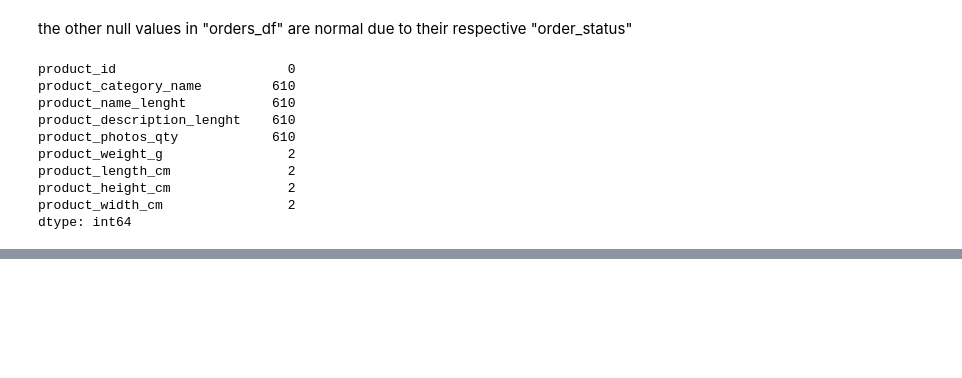
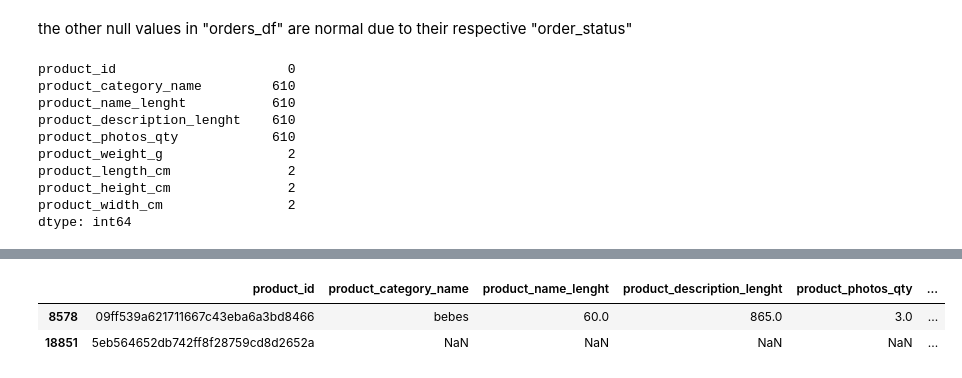
Before and after one commit to Mocuss/FESI-Crew, a Jupyter notebook: EDA.ipynb, the cells around one changed output, grey strips where cells are left out. Saved outputs shown, nothing was run; the diff lists cells and outputs as text; code cells hidden in the pictures; blank space fills up the shorter version.

```diff
--- a/EDA.ipynb
+++ b/EDA.ipynb
@@ -191,0 +190,7 @@ dtype: int64
+# %%
+empty = products_df[products_df['product_weight_g'].isnull()]
+empty
+# %% [output]
+|  | product_id | product_category_name | product_name_lenght | product_description_lenght | product_photos_qty | ... |
+| 8578 | 09ff539a621711667c43eba6a3bd8466 | bebes | 60.0 | 865.0 | 3.0 | ... |
+| 18851 | 5eb564652db742ff8f28759cd8d2652a | NaN | NaN | NaN | NaN | ... |
```
Also changed, not shown: parts of 2 cells of this notebook.
